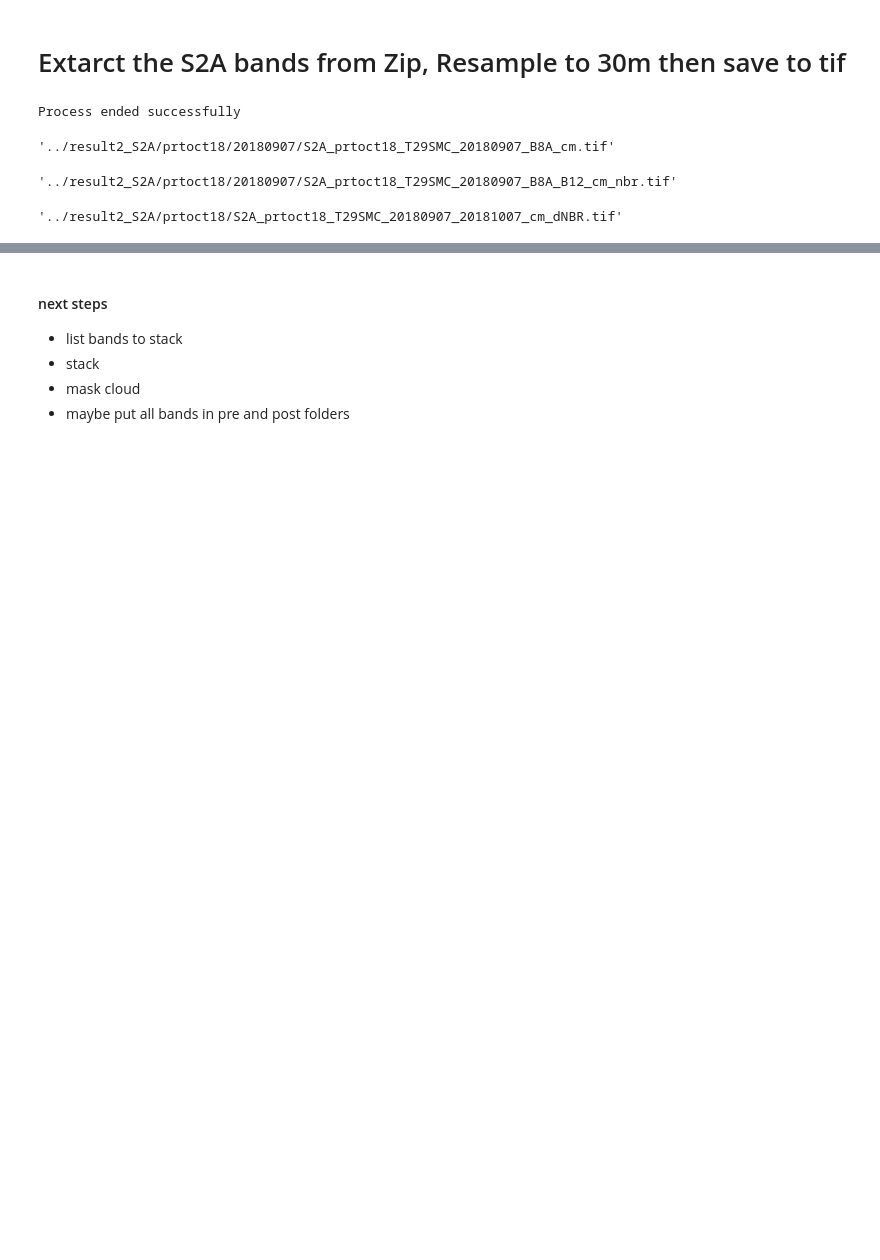
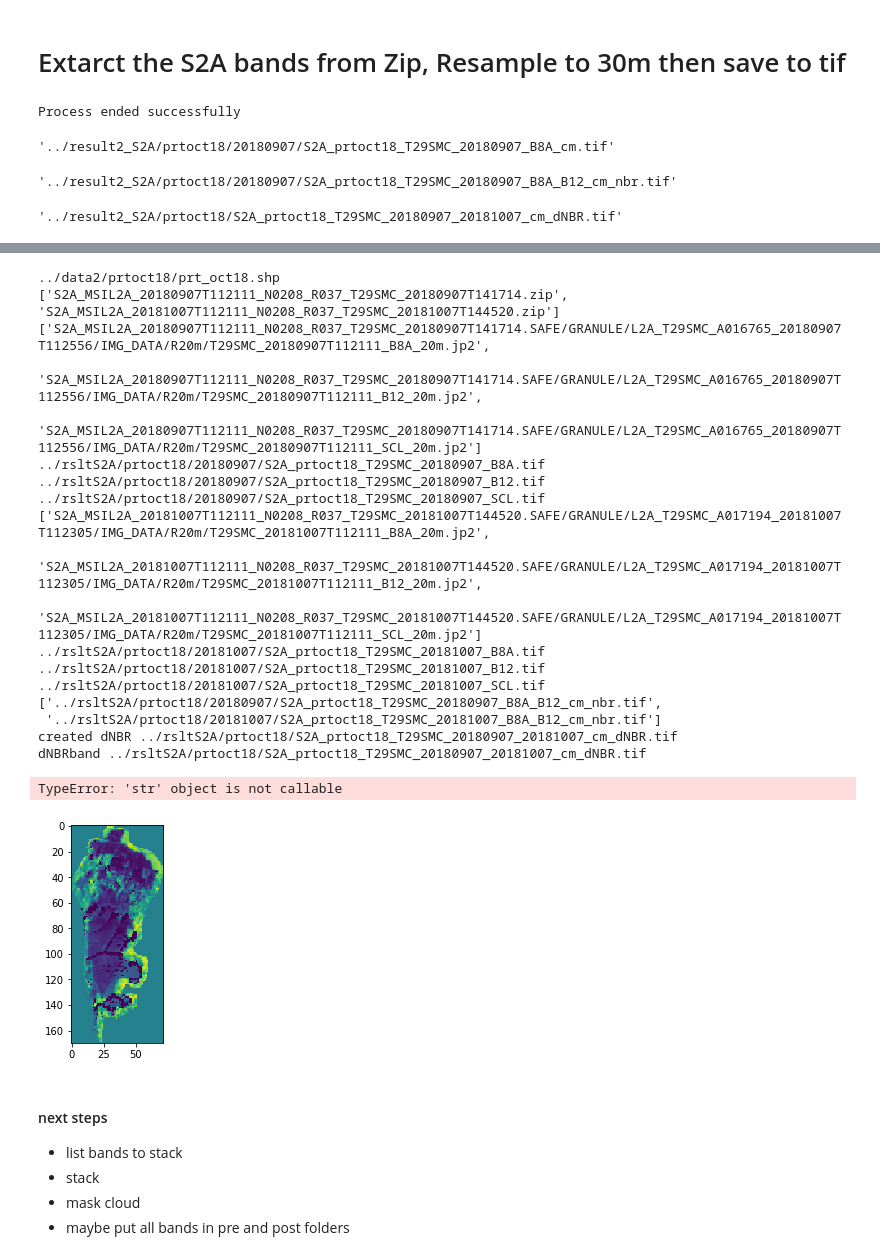
Before and after one commit to mlateb/dNBR, a Jupyter notebook: code/dNBR_lc8_s2a.ipynb, the cells around one changed output, grey strips where cells are left out. Cells and saved outputs as stored; diff of their text form; code cells hidden in the pictures; blank space fills up the shorter version.

```diff
--- a/code/dNBR_lc8_s2a.ipynb
+++ b/code/dNBR_lc8_s2a.ipynb
@@ -407,7 +407,7 @@ def unarchiveS2ABands(s2azipdir, Sat='S2A'):
             list_extracted_bands.append(tifbandpath)
 
             #cliping the resampled raster band
-            rasterClip(tifbandpath)
+            rasterClip(tifbandpath,aoiPath)
 
     return list_extracted_bands
 # %%
@@ -585,34 +590,56 @@ for cntr in cntrlist:
         list_clmasked_bands=[]
         for band in list_extracted_bands[:2]:
 
             #calling the cloud masking function
-            cmband = rasterCloudMask(band,list_extracted_bands[-1])
+            cmband = rasterCloudMask(band,list_extracted_bands[-1],'S2A')
             #update cloud masked band list
             list_clmasked_bands.append(cmband)
 
             #clip cloud masked bands
             rasterClip(cmband, aoiPath)
 
         #calling the NBRfunction
         nbrband = NBRfuncion(list_clmasked_bands[0],list_clmasked_bands[1])
         #update nbr band list
         list_nbr_bands.append(nbrband)
 
         #clip nbr bands
         rasterClip(nbrband, aoiPath)
 
     #calling dNBR function
     list_nbr_bands.sort
     pprint.pprint(list_nbr_bands)
 
     dNBRband = dNBRfunction(list_nbr_bands[0], list_nbr_bands[1])
     #calling the dNBR reclassification function
+    print('dNBRband', dNBRband)
     dNBRreclass = dNBRreclass(dNBRband)
 
     #calling rasterClip function
     clipdNBRband = rasterClip(dNBRreclass, aoiPath)
 
 print('Process ended successfully')
+# %% [output]
+../data2/prtoct18/prt_oct18.shp
+['S2A_MSIL2A_20180907T112111_N0208_R037_T29SMC_20180907T141714.zip', 'S2A_MSIL2A_20181007T112111_N0208_R037_T29SMC_20181007T144520.zip']
+['S2A_MSIL2A_20180907T112111_N0208_R037_T29SMC_20180907T141714.SAFE/GRANULE/L2A_T29SMC_A016765_20180907T112556/IMG_DATA/R20m/T29SMC_20180907T112111_B8A_20m.jp2',
+ 'S2A_MSIL2A_20180907T112111_N0208_R037_T29SMC_20180907T141714.SAFE/GRANULE/L2A_T29SMC_A016765_20180907T112556/IMG_DATA/R20m/T29SMC_20180907T112111_B12_20m.jp2',
+ 'S2A_MSIL2A_20180907T112111_N0208_R037_T29SMC_20180907T141714.SAFE/GRANULE/L2A_T29SMC_A016765_20180907T112556/IMG_DATA/R20m/T29SMC_20180907T112111_SCL_20m.jp2']
+../rsltS2A/prtoct18/20180907/S2A_prtoct18_T29SMC_20180907_B8A.tif
+../rsltS2A/prtoct18/20180907/S2A_prtoct18_T29SMC_20180907_B12.tif
+../rsltS2A/prtoct18/20180907/S2A_prtoct18_T29SMC_20180907_SCL.tif
+['S2A_MSIL2A_20181007T112111_N0208_R037_T29SMC_20181007T144520.SAFE/GRANULE/L2A_T29SMC_A017194_20181007T112305/IMG_DATA/R20m/T29SMC_20181007T112111_B8A_20m.jp2',
+ 'S2A_MSIL2A_20181007T112111_N0208_R037_T29SMC_20181007T144520.SAFE/GRANULE/L2A_T29SMC_A017194_20181007T112305/IMG_DATA/R20m/T29SMC_20181007T112111_B12_20m.jp2',
+ 'S2A_MSIL2A_20181007T112111_N0208_R037_T29SMC_20181007T144520.SAFE/GRANULE/L2A_T29SMC_A017194_20181007T112305/IMG_DATA/R20m/T29SMC_20181007T112111_SCL_20m.jp2']
+../rsltS2A/prtoct18/20181007/S2A_prtoct18_T29SMC_20181007_B8A.tif
+../rsltS2A/prtoct18/20181007/S2A_prtoct18_T29SMC_20181007_B12.tif
+../rsltS2A/prtoct18/20181007/S2A_prtoct18_T29SMC_20181007_SCL.tif
+['../rsltS2A/prtoct18/20180907/S2A_prtoct18_T29SMC_20180907_B8A_B12_cm_nbr.tif',
+ '../rsltS2A/prtoct18/20181007/S2A_prtoct18_T29SMC_20181007_B8A_B12_cm_nbr.tif']
+created dNBR ../rsltS2A/prtoct18/S2A_prtoct18_T29SMC_20180907_20181007_cm_dNBR.tif
+dNBRband ../rsltS2A/prtoct18/S2A_prtoct18_T29SMC_20180907_20181007_cm_dNBR.tif
+TypeError: 'str' object is not callable
+[figure, added]
 # %% [markdown]
 #### next steps
 - list bands to stack
```
Also changed, not shown: parts of 4 cells of this notebook.
